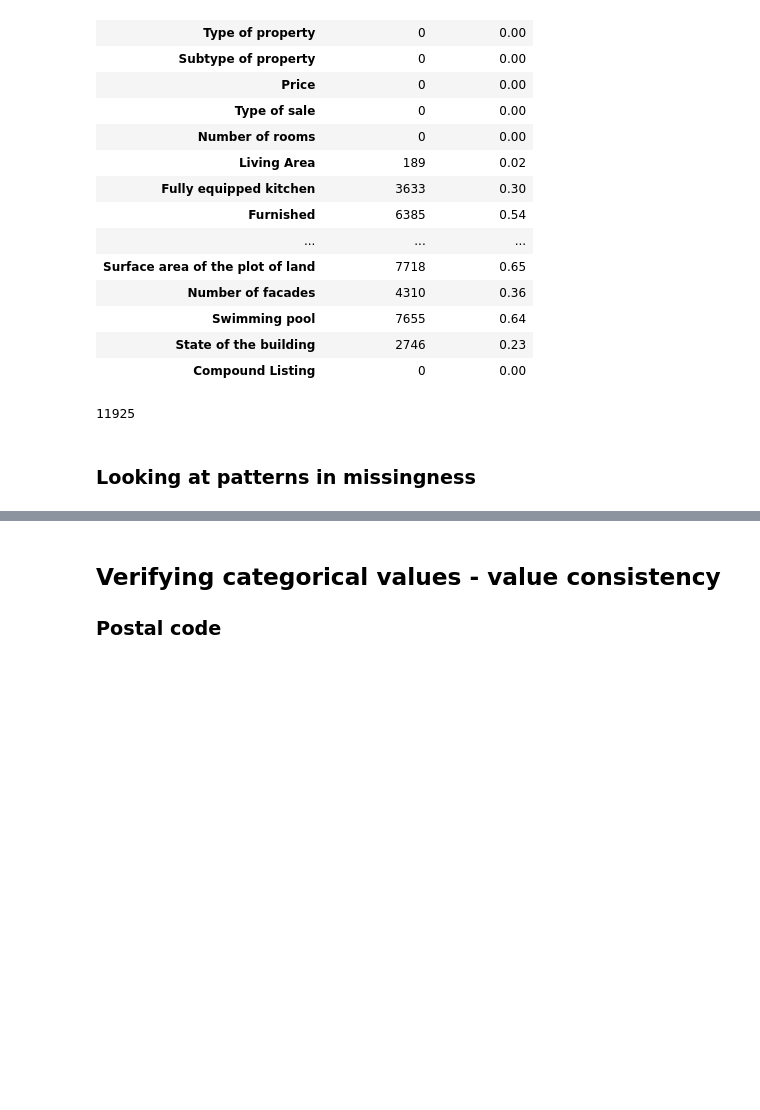
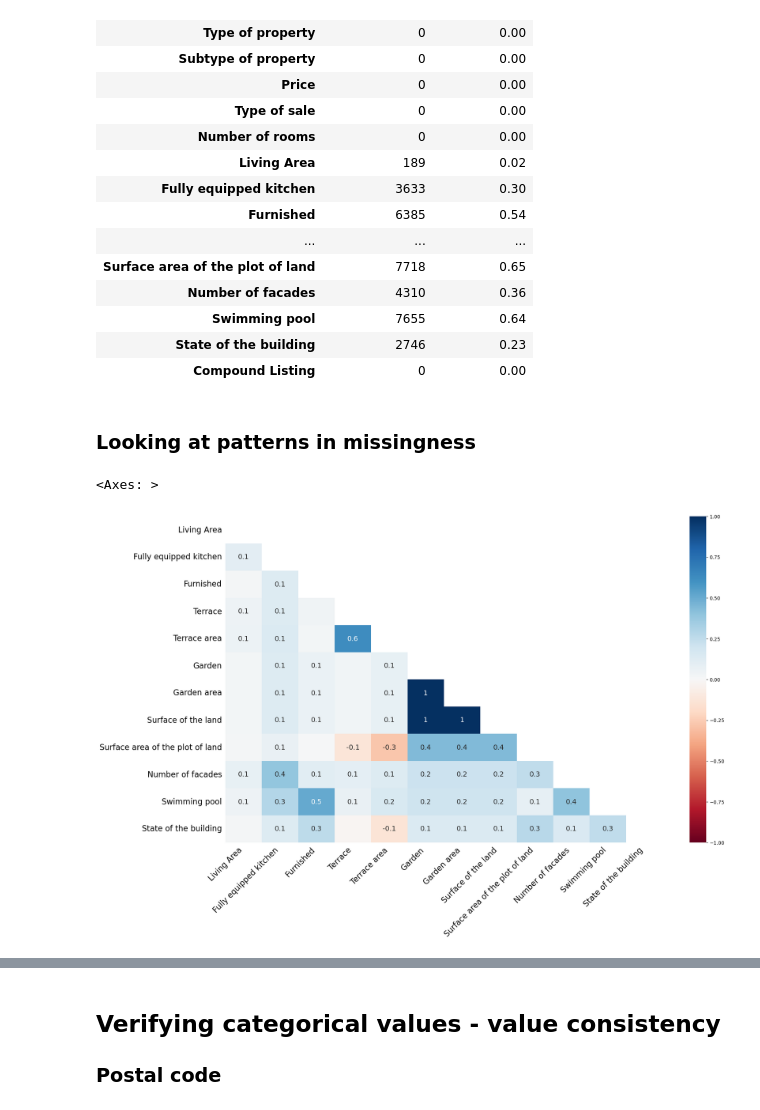
Before and after one commit to kvnpotter/ImmoData-EDA, a Jupyter notebook: DataCleaningKevin.ipynb, the cells around one changed output, grey strips where cells are left out. Cells and saved outputs as stored; diff of their text form; code cells hidden in the pictures; blank space fills up the shorter version.

Commit message:
Continued missing analysis, and outlier detection

```diff
--- a/DataCleaningKevin.ipynb
+++ b/DataCleaningKevin.ipynb
@@ -208,9 +209,14 @@ missingness
 | State of the building | 2746 | 0.23 |
 | Compound Listing | 0 | 0.00 |
 # %%
-# Finding rows with number of NaN
-data[data.isna().sum(axis=1) == 9]
+# Finding rows with certain number of NaN
+#data[data.isna().sum(axis=1) == 9]
-# %% [output]
-11925
 # %% [markdown]
 ### Looking at patterns in missingness
+# %%
+# Correlations in missingness between variables/columns/features
+
+msno.heatmap(data)
+# %% [output]
+<Axes: >
+[figure, added]
```
Also changed, not shown: parts of 73 cells of this notebook, 1 other file.
